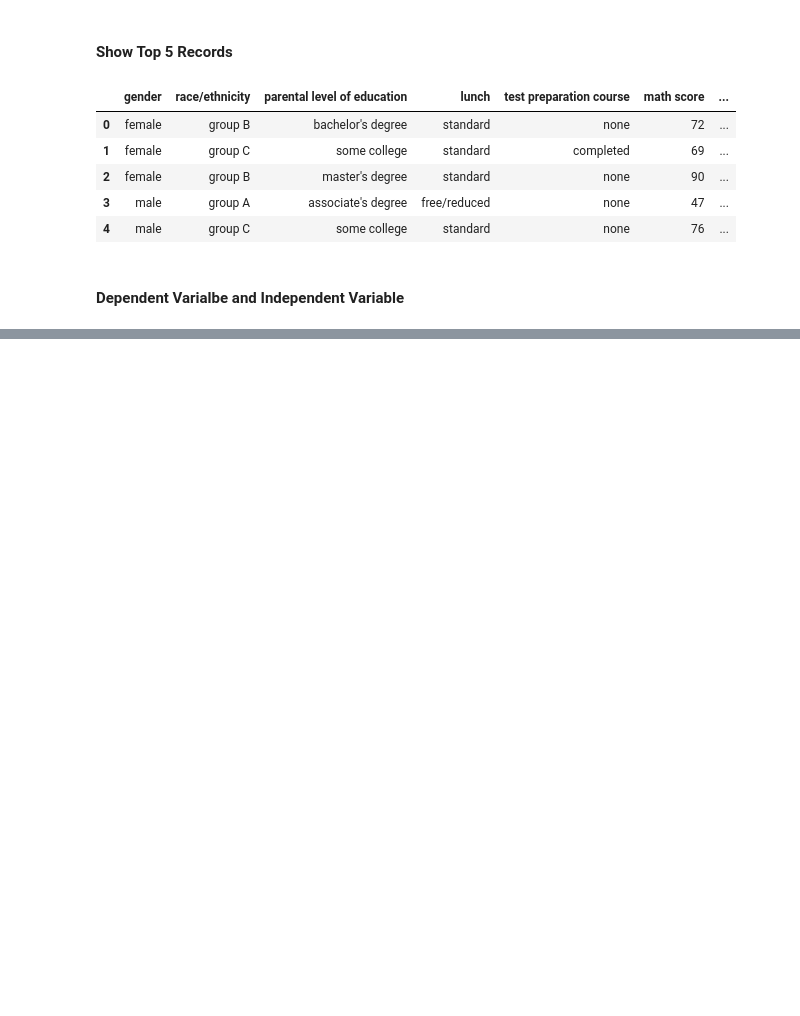
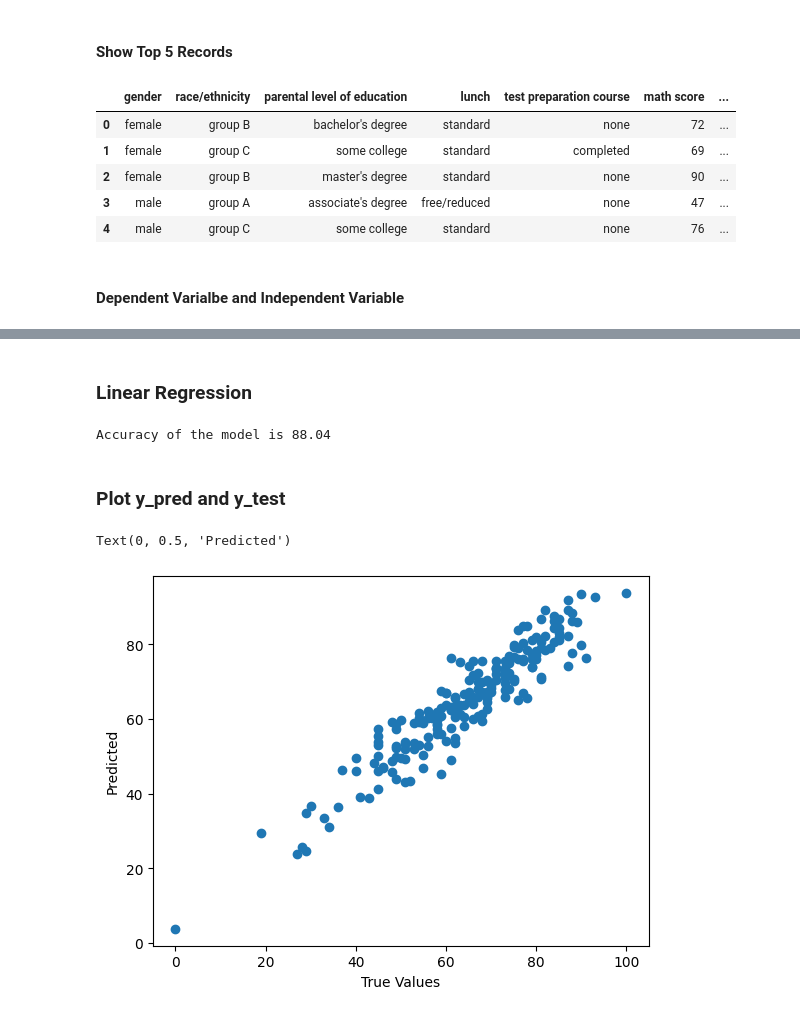
Before and after one commit to MohammedFarzin/mlproject, a Jupyter notebook: notebook/model_training.ipynb, the cells around one changed output, grey strips where cells are left out. Drawn from its saved outputs; the diff is of its cells as text; code cells hidden in the pictures; blank space fills up the shorter version.

Commit message:
model training completed

```diff
--- a/notebook/model_training.ipynb
+++ b/notebook/model_training.ipynb
@@ -39,0 +94,2 @@ X = df.drop(columns=['math score'], axis=1)
+# %%
+X = column_transformer.fit_transform(X)
@@ -39,0 +102,2 @@ X = df.drop(columns=['math score'], axis=1)
+# %%
+X_train, X_test, y_train, y_test = train_test_split(X, y, test_size=0.2, random_state=42)
@@ -39,0 +110,8 @@ X = df.drop(columns=['math score'], axis=1)
+# %%
+def evaluate_model(true, predicted):
+    mae = mean_absolute_error(true, predicted)
+    mse = mean_squared_error(true, predicted)
+    rmse = np.sqrt(mse)
+    r2 = r2_score(true, predicted)
+
+    return mae, rmse, r2
@@ -39,0 +202,20 @@ X = df.drop(columns=['math score'], axis=1)
+# %% [markdown]
+### Linear Regression
+# %%
+linear_model = LinearRegression()
+# Fit the model using the training data.
+linear_model.fit(X_train, y_train)
+y_pred = linear_model.predict(X_test)
+score = r2_score(y_test, y_pred)*100
+print("Accuracy of the model is %.2f" %score)
+# %% [output]
+Accuracy of the model is 88.04
+# %% [markdown]
+### Plot y_pred and y_test
+# %%
+plt.scatter(y_test, y_pred)
+plt.xlabel('True Values')
+plt.ylabel('Predicted')
+# %% [output]
+Text(0, 0.5, 'Predicted')
+[figure, added]
```
Also changed, not shown: parts of 17 cells of this notebook, 4 other files.
